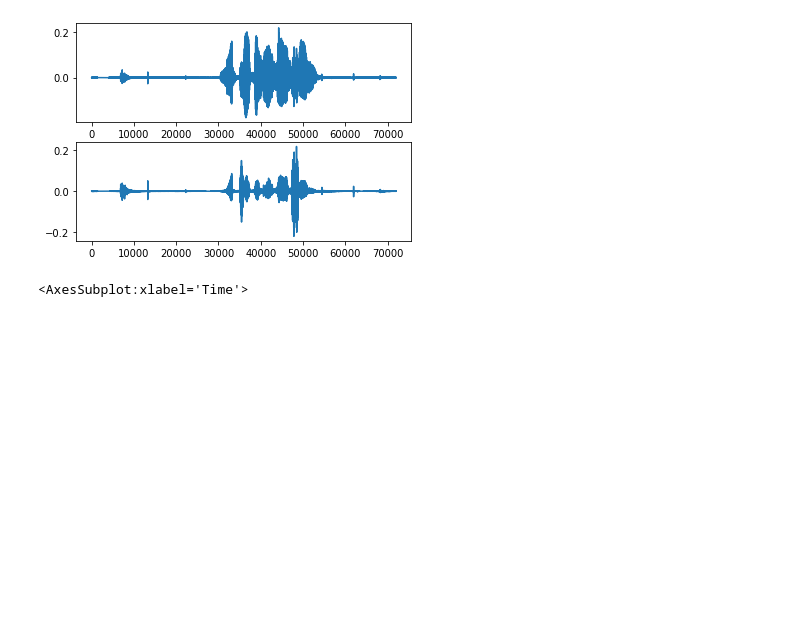
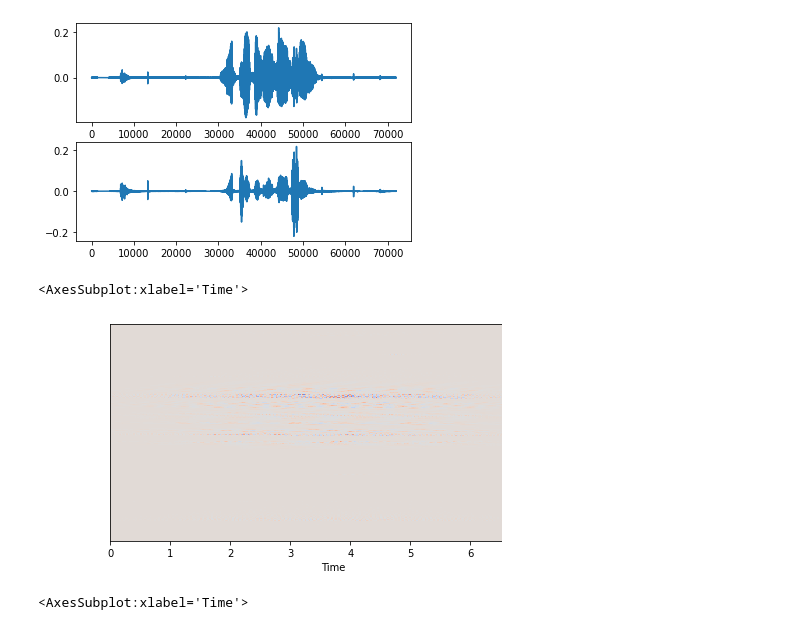
Before and after one commit to sammelanyogi/dhwoni-preprocessing, a Jupyter notebook: mfcc.ipynb, the cells around one changed output. Cells and saved outputs as stored; diff of their text form; code cells hidden in the pictures; blank space fills up the shorter version.

```diff
--- a/mfcc.ipynb
+++ b/mfcc.ipynb
@@ -44,6 +44,12 @@ frames = pad_signal[indices.astype(np.int32, copy=False)]
 # %%
 #Window
 frames = frames * np.hamming(frame_length)
+# %%
+plt.figure(figsize=(8, 4))
+librosa.display.specshow(frames, x_axis='time')
+# %% [output]
+<AxesSubplot:xlabel='Time'>
+[figure, added]
 # %%
 #Power Spectrum and FFT
 NFFT = 512
```
